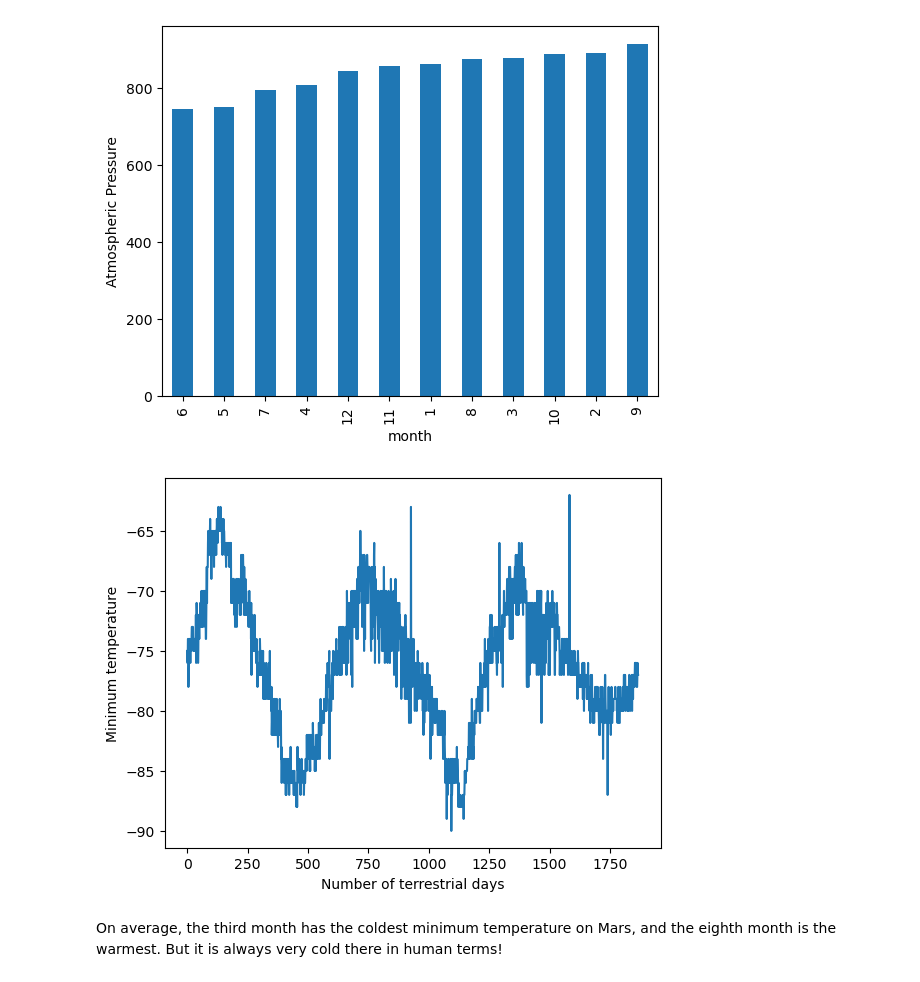
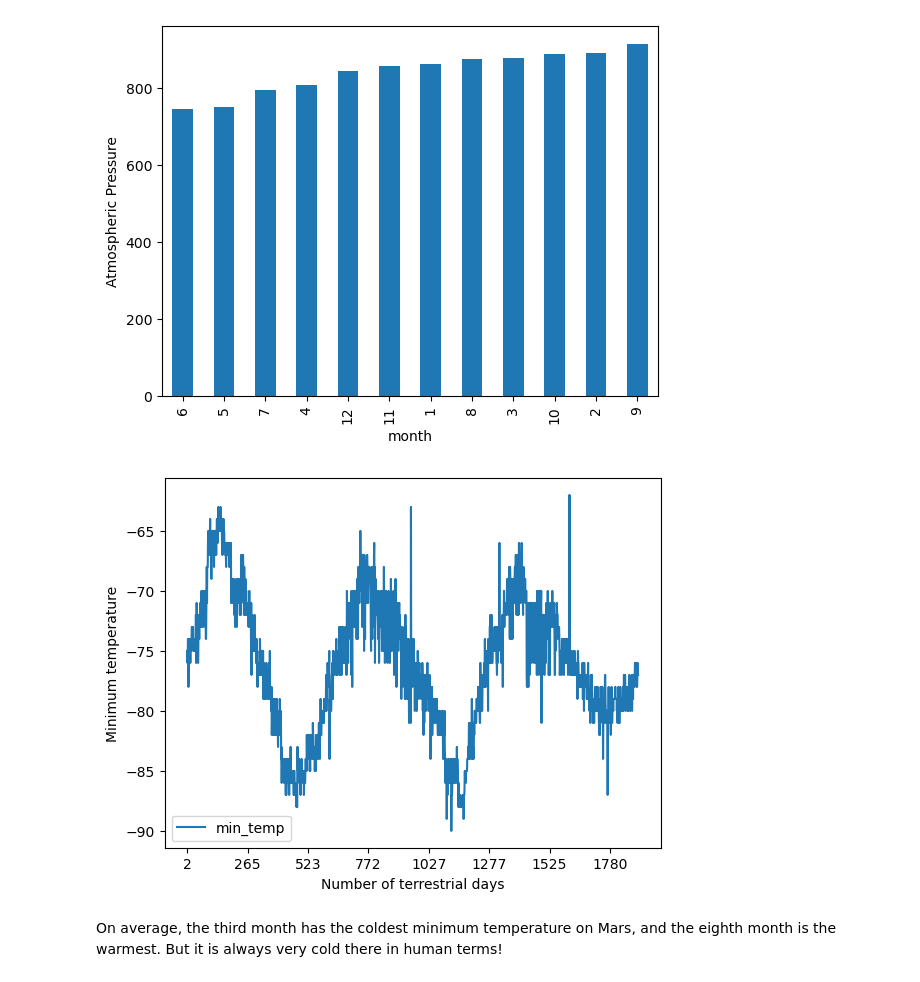
Before and after one commit to dsfackrell/Web_Scraping, a Jupyter notebook: part_2_mars_weather.ipynb, the cells around one changed output. Drawn from its saved outputs; the diff is of its cells as text; code cells hidden in the pictures.

```diff
--- a/part_2_mars_weather.ipynb
+++ b/part_2_mars_weather.ipynb
@@ -89,3 +67,6 @@ df = pd.DataFrame(mars_list, columns=[mars_columns])
+# %%
+df = pd.DataFrame(mars_list)
+df.columns = mars_columns
 # %%
 # Confirm DataFrame was created successfully
 df.head()
@@ -218,8 +219,12 @@ Name: pressure, dtype: float64
 [figure]
 # %%
 # 5. How many terrestrial (earth) days are there in a Martian year?
+df.plot(x='id', y='min_temp')
+plt.ylabel('Minimum temperature')
+plt.xlabel('Number of terrestrial days')
+plt.show()
 # %% [output]
-[figure, old version]
+[figure, new version]
 # %% [markdown]
 On average, the third month has the coldest minimum temperature on Mars, and the eighth month is the warmest. But it is always very cold there in human terms!
 # %% [markdown]
```
Also changed, not shown: parts of 10 cells of this notebook, 1 other file.
